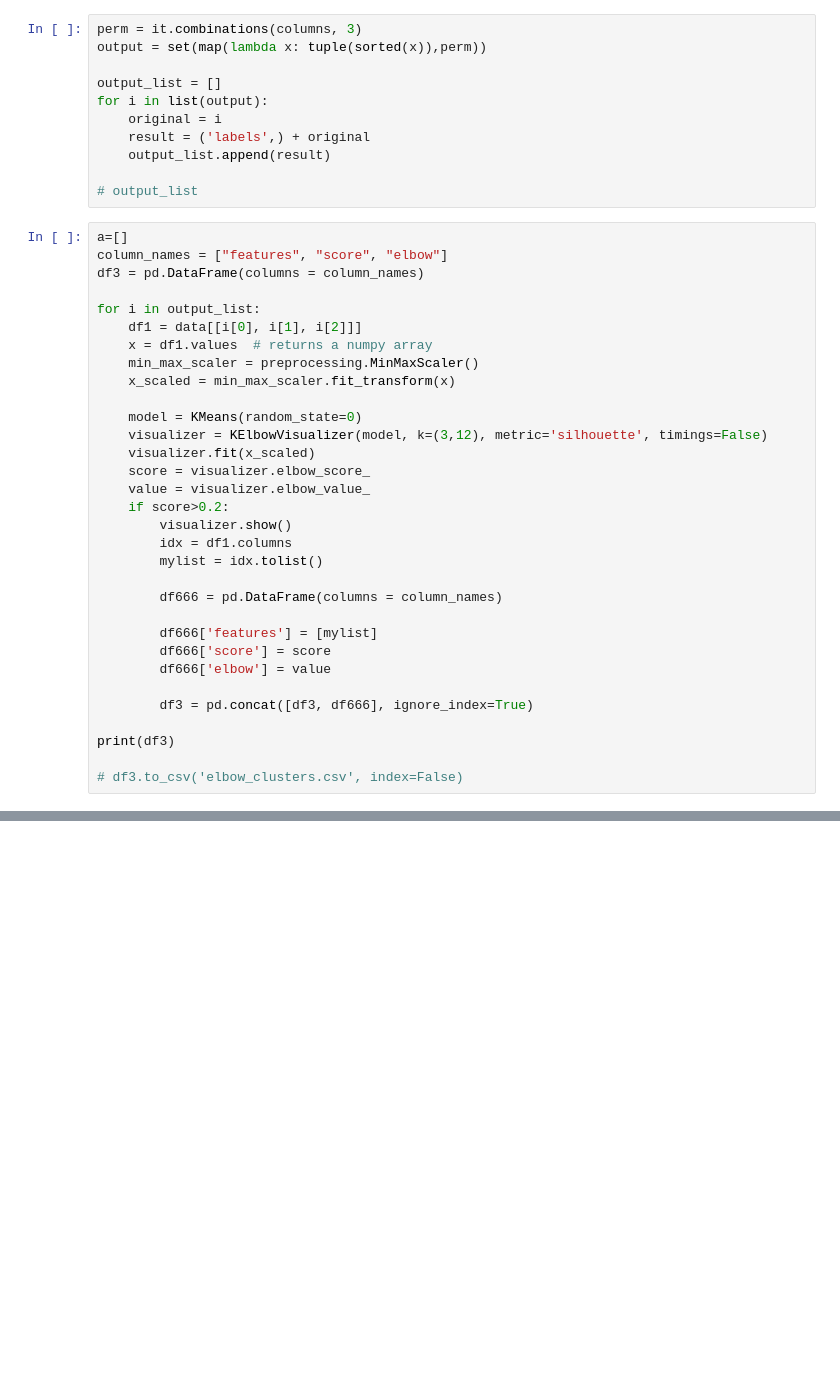
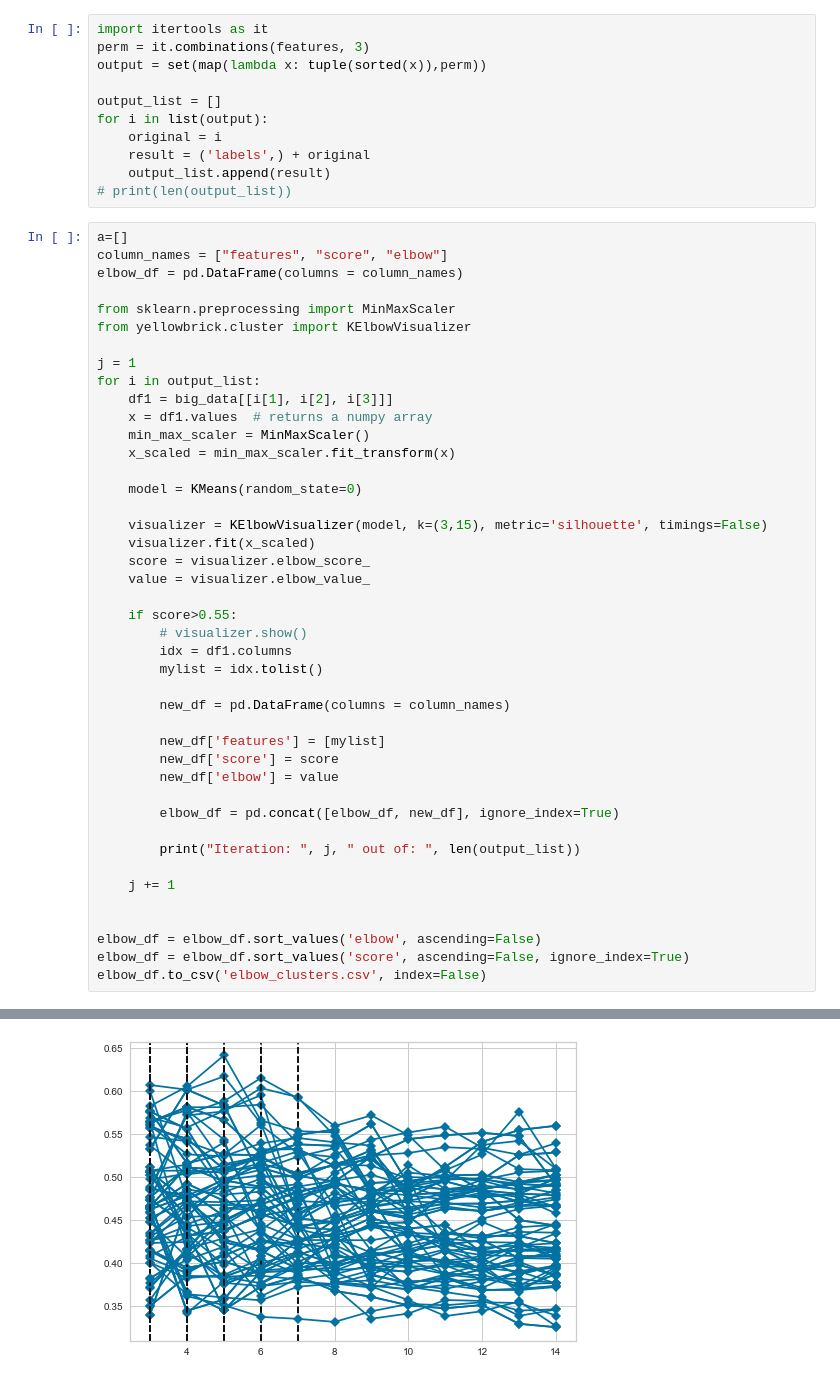
Before and after one commit to nisa-bayraktar/european_productivity, a Jupyter notebook: clustering/better_clustering.ipynb, the cells around one changed output, grey strips where cells are left out. Drawn from its saved outputs; the diff is of its cells as text; blank space fills up the shorter version.

Commit message:
Made better clusters

```diff
--- a/clustering/better_clustering.ipynb
+++ b/clustering/better_clustering.ipynb
@@ -54,5 +412,6 @@ data['labels'] = labels.round(1)*10
 # %%
-perm = it.combinations(columns, 3)
+import itertools as it
+perm = it.combinations(features, 3)
 output = set(map(lambda x: tuple(sorted(x)),perm))
 
 output_list = []
@@ -60,37 +419,48 @@ for i in list(output):
     original = i
     result = ('labels',) + original
     output_list.append(result)
-
-# output_list
+# print(len(output_list))
 # %%
 a=[]
 column_names = ["features", "score", "elbow"]
-df3 = pd.DataFrame(columns = column_names)
+elbow_df = pd.DataFrame(columns = column_names)
 
+from sklearn.preprocessing import MinMaxScaler
+from yellowbrick.cluster import KElbowVisualizer
+
+j = 1
 for i in output_list:
-    df1 = data[[i[0], i[1], i[2]]]
+    df1 = big_data[[i[1], i[2], i[3]]]
     x = df1.values  # returns a numpy array
-    min_max_scaler = preprocessing.MinMaxScaler()
+    min_max_scaler = MinMaxScaler()
     x_scaled = min_max_scaler.fit_transform(x)
 
     model = KMeans(random_state=0)
-    visualizer = KElbowVisualizer(model, k=(3,12), metric='silhouette', timings=False)
+
+    visualizer = KElbowVisualizer(model, k=(3,15), metric='silhouette', timings=False)
     visualizer.fit(x_scaled)
     score = visualizer.elbow_score_
     value = visualizer.elbow_value_
-    if score>0.2:
-        visualizer.show()
+
+    if score>0.55:
+        # visualizer.show()
         idx = df1.columns
         mylist = idx.tolist()
 
-        df666 = pd.DataFrame(columns = column_names)
+        new_df = pd.DataFrame(columns = column_names)
 
-        df666['features'] = [mylist]
-        df666['score'] = score
-        df666['elbow'] = value
+        new_df['features'] = [mylist]
+        new_df['score'] = score
+        new_df['elbow'] = value
 
-        df3 = pd.concat([df3, df666], ignore_index=True)
+        elbow_df = pd.concat([elbow_df, new_df], ignore_index=True)
 
-print(df3)
+        print("Iteration: ", j, " out of: ", len(output_list))
 
-# df3.to_csv('elbow_clusters.csv', index=False)
+    j += 1
+
+
+elbow_df = elbow_df.sort_values('elbow', ascending=False)
+elbow_df = elbow_df.sort_values('score', ascending=False, ignore_index=True)
+elbow_df.to_csv('elbow_clusters.csv', index=False)
+# %% [output]
@@ -96,0 +484 @@ print(df3)
+[figure, added]
```
Also changed, not shown: parts of 18 cells of this notebook, 3 other files.
